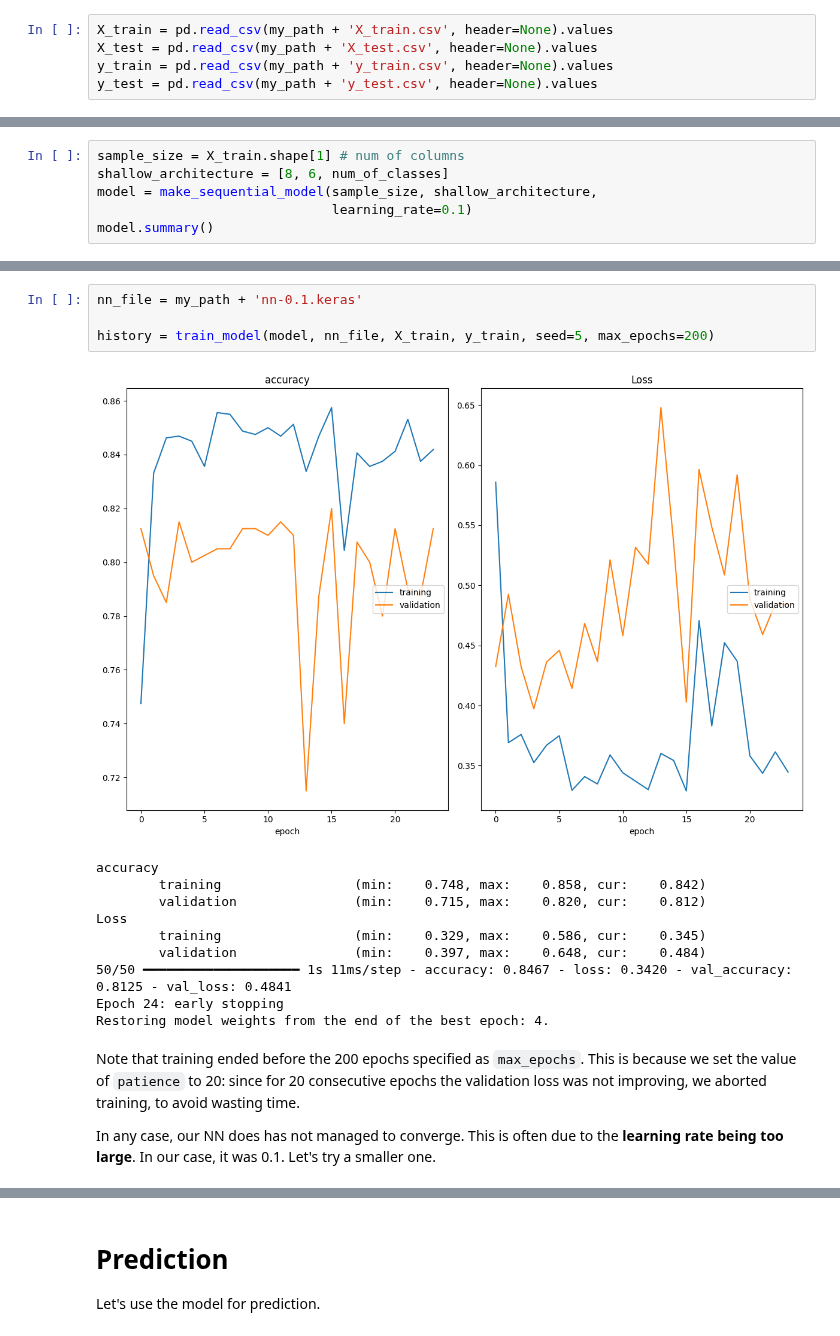
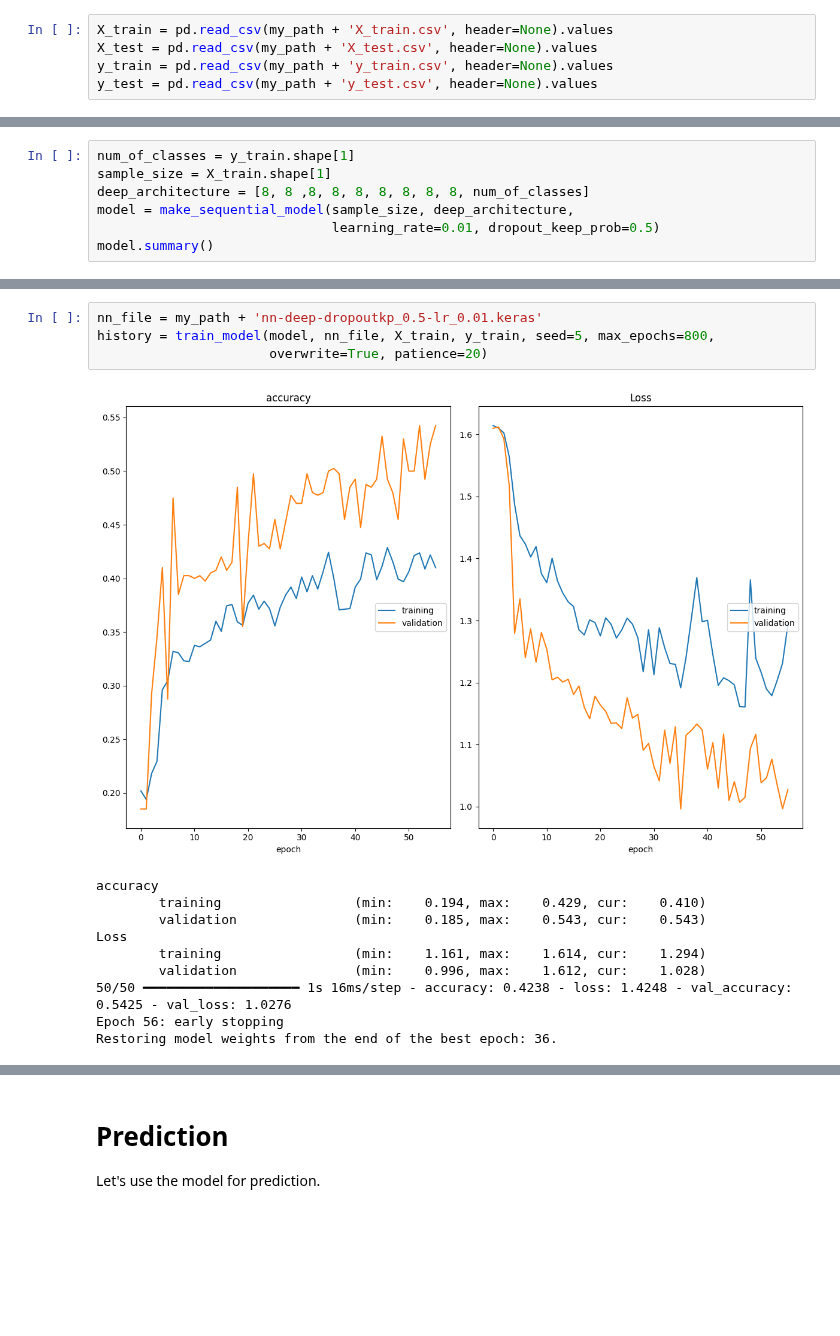
Before and after one commit to andreaaraldo/machine-learning-for-networks, a Jupyter notebook: 04.neural_networks/04bis_regularization_of_nn.ipynb, the cells around one changed output, grey strips where cells are left out. Saved outputs shown, nothing was run; the diff lists cells and outputs as text; blank space fills up the shorter version.

Commit message:
Trying with dropout

```diff
--- a/04.neural_networks/04bis_regularization_of_nn.ipynb
+++ b/04.neural_networks/04bis_regularization_of_nn.ipynb
@@ -216,8 +105,9 @@ As en example, let us instantiate our first neural network
 # %%
-sample_size = X_train.shape[1] # num of columns
-shallow_architecture = [8, 6, num_of_classes]
-model = make_sequential_model(sample_size, shallow_architecture,
-                              learning_rate=0.1)
+num_of_classes = y_train.shape[1]
+sample_size = X_train.shape[1]
+deep_architecture = [8, 8 ,8, 8, 8, 8, 8, 8, 8, num_of_classes]
+model = make_sequential_model(sample_size, deep_architecture,
+                              learning_rate=0.01, dropout_keep_prob=0.5)
 model.summary()
 # %% [output]
 Model: "sequential"
@@ -354,19 +134,15 @@ def train_model(model, nn_file, X_tr, y_tr, seed, max_epochs=1000,
 # %%
-nn_file = my_path + 'nn-0.1.keras'
-
-history = train_model(model, nn_file, X_train, y_train, seed=5, max_epochs=200)
+nn_file = my_path + 'nn-deep-dropoutkp_0.5-lr_0.01.keras'
+history = train_model(model, nn_file, X_train, y_train, seed=5, max_epochs=800,
+                      overwrite=True, patience=20)
 # %% [output]
-[figure, old version]
+[figure, new version]
 accuracy
-        training                 (min:    0.748, max:    0.858, cur:    0.842)
-        validation               (min:    0.715, max:    0.820, cur:    0.812)
+        training                 (min:    0.194, max:    0.429, cur:    0.410)
+        validation               (min:    0.185, max:    0.543, cur:    0.543)
 Loss
-        training                 (min:    0.329, max:    0.586, cur:    0.345)
-        validation               (min:    0.397, max:    0.648, cur:    0.484)
-50/50 ━━━━━━━━━━━━━━━━━━━━ 1s 11ms/step - accuracy: 0.8467 - loss: 0.3420 - val_accuracy: 0.8125 - val_loss: 0.4841
-Epoch 24: early stopping
-Restoring model weights from the end of the best epoch: 4.
+        training                 (min:    1.161, max:    1.614, cur:    1.294)
+        validation               (min:    0.996, max:    1.612, cur:    1.028)
+50/50 ━━━━━━━━━━━━━━━━━━━━ 1s 16ms/step - accuracy: 0.4238 - loss: 1.4248 - val_accuracy: 0.5425 - val_loss: 1.0276
+Epoch 56: early stopping
+Restoring model weights from the end of the best epoch: 36.
-# %% [markdown]
-Note that training ended before the 200 epochs specified as `max_epochs`. This is because we set the value of `patience` to 20: since for 20 consecutive epochs the validation loss was not improving, we aborted training, to avoid wasting time.
-
-In any case, our NN does has not managed to converge. This is often due to the **learning rate being too large**. In our case, it was 0.1. Let's try a smaller one.
```
Also changed, not shown: parts of 50 cells of this notebook.
